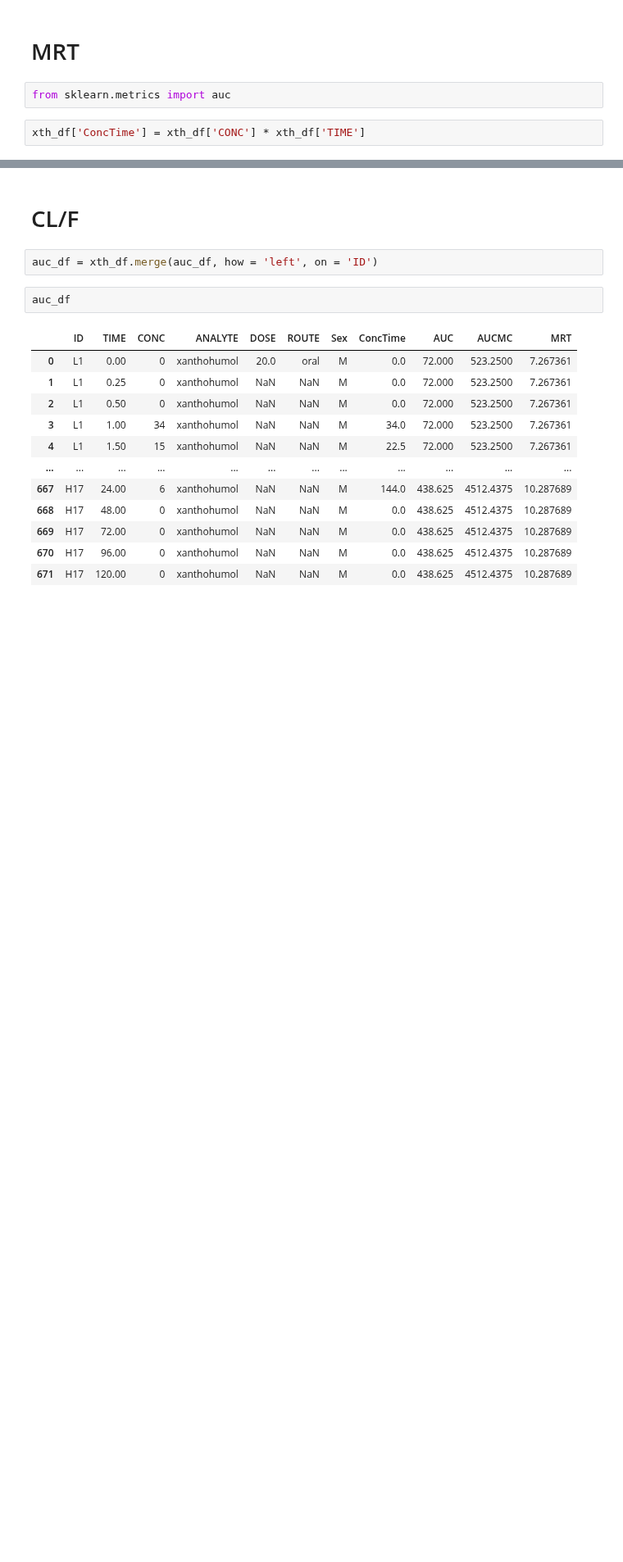
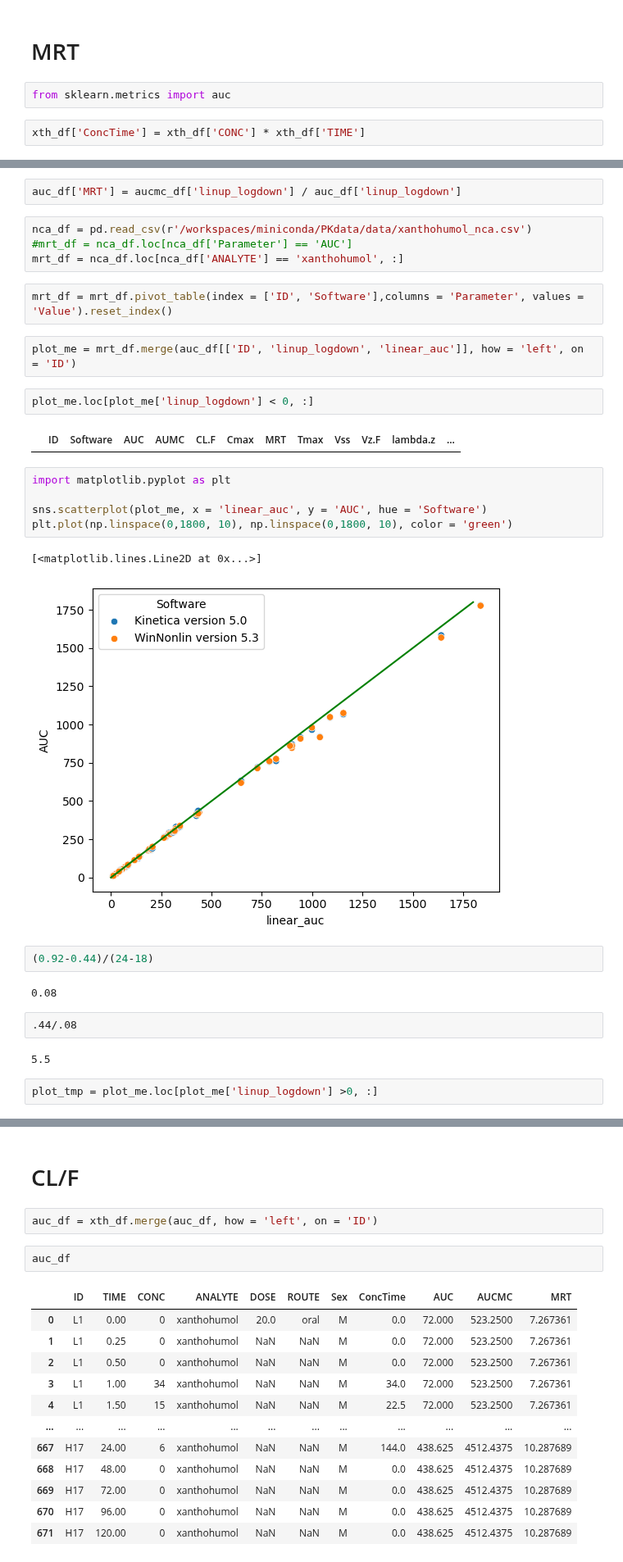
Before and after one commit to kelleyjbrady/NiceODE, a Jupyter notebook: NCA_demo.ipynb, the cells around one changed output, grey strips where cells are left out. Shown at 82% size. Drawn from its saved outputs; the diff is of its cells as text; blank space fills up the shorter version.

```diff
--- a/NCA_demo.ipynb
+++ b/NCA_demo.ipynb
@@ -265,0 +241,32 @@ auc_df
+# %%
+auc_df['MRT'] = aucmc_df['linup_logdown'] / auc_df['linup_logdown']
+# %%
+nca_df = pd.read_csv(r'/workspaces/miniconda/PKdata/data/xanthohumol_nca.csv')
+#mrt_df = nca_df.loc[nca_df['Parameter'] == 'AUC']
+mrt_df = nca_df.loc[nca_df['ANALYTE'] == 'xanthohumol', :]
+# %%
+mrt_df = mrt_df.pivot_table(index = ['ID', 'Software'],columns = 'Parameter', values = 'Value').reset_index()
+# %%
+plot_me = mrt_df.merge(auc_df[['ID', 'linup_logdown', 'linear_auc']], how = 'left', on = 'ID')
+# %%
+plot_me.loc[plot_me['linup_logdown'] < 0, :]
+# %% [output]
+|  | ID | Software | AUC | AUMC | CL.F | Cmax | MRT | Tmax | Vss | Vz.F | lambda.z | ... |
+# %%
+import matplotlib.pyplot as plt
+
+sns.scatterplot(plot_me, x = 'linear_auc', y = 'AUC', hue = 'Software')
+plt.plot(np.linspace(0,1800, 10), np.linspace(0,1800, 10), color = 'green')
+# %% [output]
+[<matplotlib.lines.Line2D at 0x...>]
+[figure, added]
+# %%
+(0.92-0.44)/(24-18)
+# %% [output]
+0.08
+# %%
+.44/.08
+# %% [output]
+5.5
+# %%
+plot_tmp = plot_me.loc[plot_me['linup_logdown'] >0, :]
```
Also changed, not shown: parts of 42 cells of this notebook, 2 other files.
